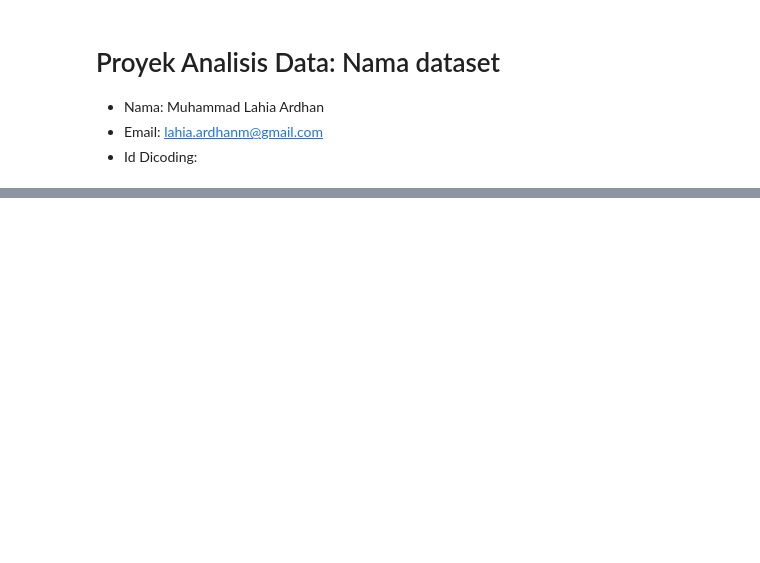
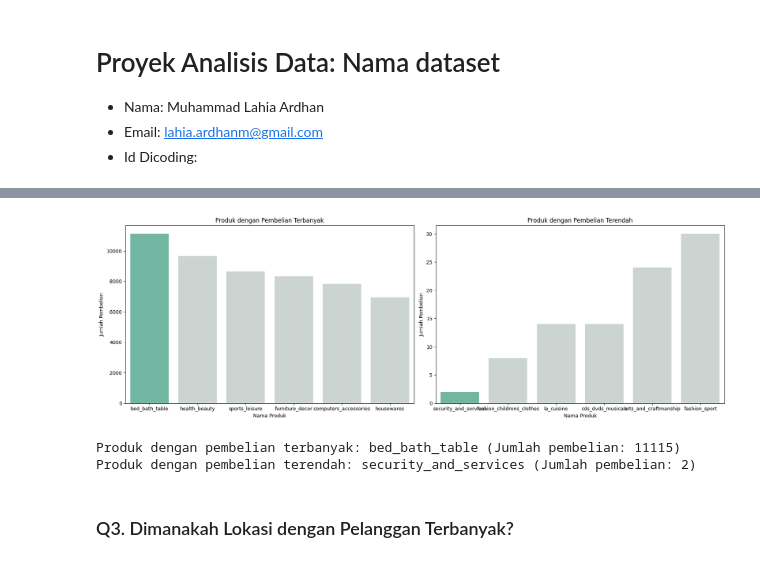
Before and after one commit to lahiardhan/Brazilian-Ecommerce-Analysis, a Jupyter notebook: Brazilian_E_Commerce_Data_Analysis.ipynb, the cells around one changed output, grey strips where cells are left out. Cells and saved outputs as stored; diff of their text form; code cells hidden in the pictures; blank space fills up the shorter version.

```diff
--- a/Brazilian_E_Commerce_Data_Analysis.ipynb
+++ b/Brazilian_E_Commerce_Data_Analysis.ipynb
@@ -37,0 +479,9 @@
+# %%
+product_df = pd.merge(
+    left=data['products'],
+    right=data['category'],
+    how="left",
+    left_on="product_category_name",
+    right_on="product_category_name"
+)
+product_df.head()
@@ -37,0 +497,10 @@
+# %%
+products_items_df = pd.merge(
+    left=product_df,
+    right=data['items'],
+    how="left",
+    left_on="product_id",
+    right_on="product_id"
+)
+
+products_items_df.head()
@@ -37,0 +610,51 @@
+# %%
+# Set warna palet untuk bar plot
+palette = sns.color_palette("Set2")
+
+# Warna khusus untuk produk terbanyak dan tersedikit
+special_colors = {'Produk dengan Pembelian Terbanyak': 'cyan', 'Produk dengan Pembelian Terendah': '#72B6A1'}
+
+# Mendapatkan posisi produk dengan pembelian tersedikit
+least_purchased_index = least_purchased_data_counts.index.get_loc(least_purchased)
+
+# Plot produk dengan pembelian terbanyak dan terendah secara bersebelahan
+fig, axes = plt.subplots(nrows=1, ncols=2, figsize=(18, 6))
+
+# Bar plot untuk produk terbanyak
+sns.barplot(x=top_products.index, y=top_products.values, palette=palette, ax=axes[0])
+axes[0].set_title('Produk dengan Pembelian Terbanyak')
+axes[0].set_xlabel('Nama Produk')
+axes[0].set_ylabel('Jumlah Pembelian')
+
+# Menambahkan warna khusus untuk produk terbanyak
+for i, bar in enumerate(axes[0].patches):
+    if i == least_purchased_index:
+        bar.set_facecolor(special_colors['Produk dengan Pembelian Terendah'])
+    else:
+        bar.set_facecolor('#cbd4d1')  # Warna abu-abu
+
+# Bar plot untuk produk tersedikit
+sns.barplot(x=least_purchased_data_counts.index, y=least_purchased_data_counts.values, palette=palette, ax=axes[1])
+axes[1].set_title('Produk dengan Pembelian Terendah')
+axes[1].set_xlabel('Nama Produk')
+axes[1].set_ylabel('Jumlah Pembelian')
+
+# Menambahkan warna khusus untuk produk tersedikit
+for i, bar in enumerate(axes[1].patches):
+    if i == least_purchased_index:
+        bar.set_facecolor(special_colors['Produk dengan Pembelian Terendah'])
+    else:
+        bar.set_facecolor('#cbd4d1')  # Warna abu-abu
+
+plt.tight_layout()
+plt.show()
+# %% [output]
+[figure, added]
+# %%
+print(f"Produk dengan pembelian terbanyak: {most_purchased} (Jumlah pembelian: {most_purchased_count})")
+print(f"Produk dengan pembelian terendah: {least_purchased} (Jumlah pembelian: {least_purchased_count})")
+# %% [output]
+Produk dengan pembelian terbanyak: bed_bath_table (Jumlah pembelian: 11115)
+Produk dengan pembelian terendah: security_and_services (Jumlah pembelian: 2)
+# %% [markdown]
+### Q3. Dimanakah Lokasi dengan Pelanggan Terbanyak?
```
Also changed, not shown: parts of 94 cells of this notebook.
